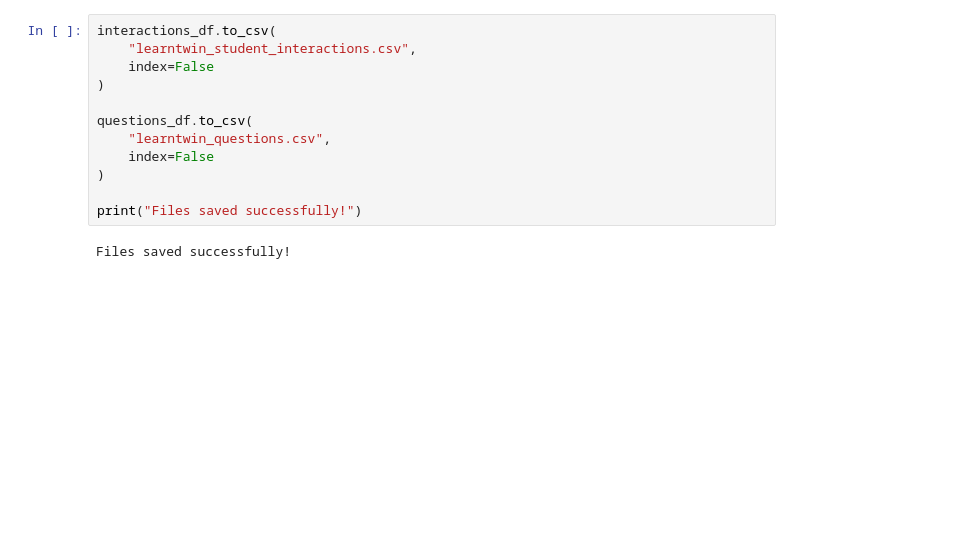
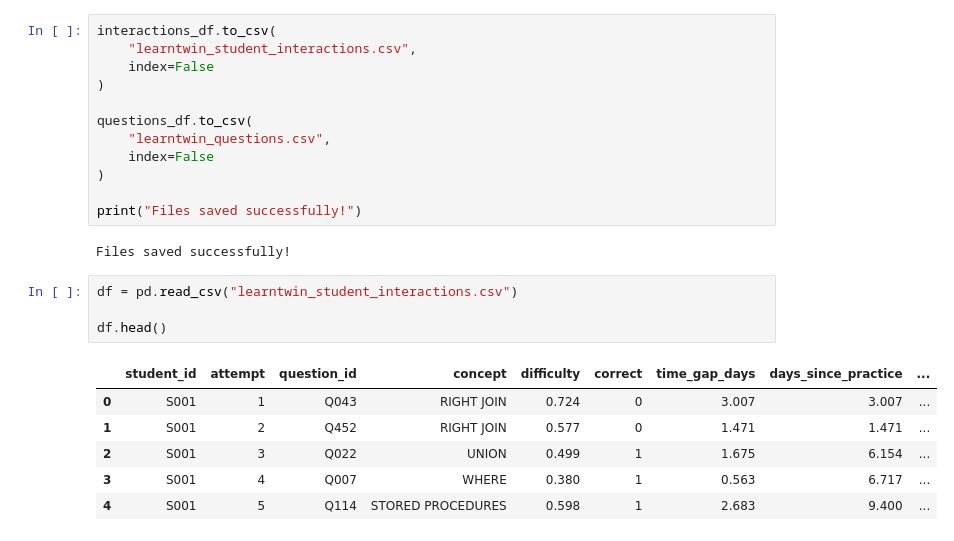
Before and after one commit to AZ07-coder/Student-Learning-Digital-Twin, a Jupyter notebook: 01_data_generation.ipynb, the cells around one changed output. Saved outputs shown, nothing was run; the diff lists cells and outputs as text; blank space fills up the shorter version.

```diff
--- a/01_data_generation.ipynb
+++ b/01_data_generation.ipynb
@@ -340,3 +340,14 @@ questions_df.to_csv(
 print("Files saved successfully!")
 # %% [output]
 Files saved successfully!
+# %%
+df = pd.read_csv("learntwin_student_interactions.csv")
+
+df.head()
+# %% [output]
+|  | student_id | attempt | question_id | concept | difficulty | correct | time_gap_days | days_since_practice | ... |
+| 0 | S001 | 1 | Q043 | RIGHT JOIN | 0.724 | 0 | 3.007 | 3.007 | ... |
+| 1 | S001 | 2 | Q452 | RIGHT JOIN | 0.577 | 0 | 1.471 | 1.471 | ... |
+| 2 | S001 | 3 | Q022 | UNION | 0.499 | 1 | 1.675 | 6.154 | ... |
+| 3 | S001 | 4 | Q007 | WHERE | 0.380 | 1 | 0.563 | 6.717 | ... |
+| 4 | S001 | 5 | Q114 | STORED PROCEDURES | 0.598 | 1 | 2.683 | 9.400 | ... |
```
Also changed, not shown: parts of 7 cells of this notebook, 1 other file.
